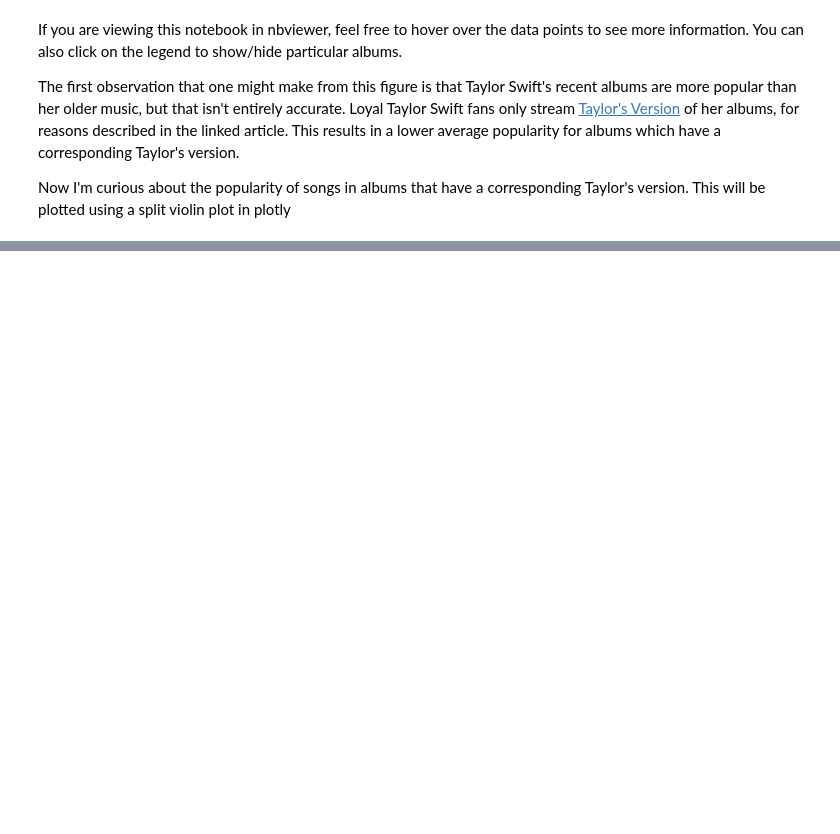
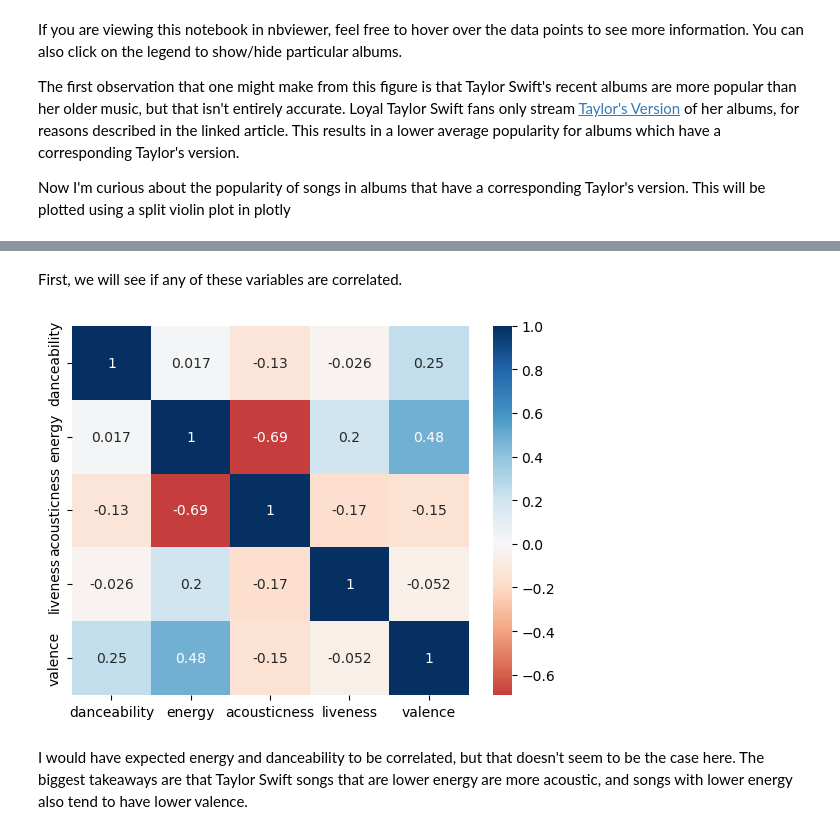
Before and after one commit to jaredcarter/data-science-portfolio, a Jupyter notebook: spotify-data/Eras.ipynb, the cells around one changed output, grey strips where cells are left out. Saved outputs shown, nothing was run; the diff lists cells and outputs as text; code cells hidden in the pictures; blank space fills up the shorter version.

Commit message:
add more plots

```diff
--- a/spotify-data/Eras.ipynb
+++ b/spotify-data/Eras.ipynb
@@ -123,0 +160,14 @@ figure
+# %%
+# identify tracks on albums from non-Taylor's version
+new_df = df[~df['track.album.name'].isin(['1989', 'Fearless', 'Red', 'Speak Now'])]
+# %% [markdown]
+First, we will see if any of these variables are correlated.
+# %%
+corr = new_df[['danceability', 'energy', 'acousticness', 'liveness', 'valence']].corr()
+sns.heatmap(corr, annot=True, center=0, cmap='RdBu')
+plt.show()
+# %% [output]
+[figure, added]
+# %% [markdown]
+I would have expected energy and danceability to be correlated, but that doesn't seem to be the case here.
+The biggest takeaways are that Taylor Swift songs that are lower energy are more acoustic, and songs with lower energy also tend to have lower valence.
```
Also changed, not shown: parts of 12 cells of this notebook.
